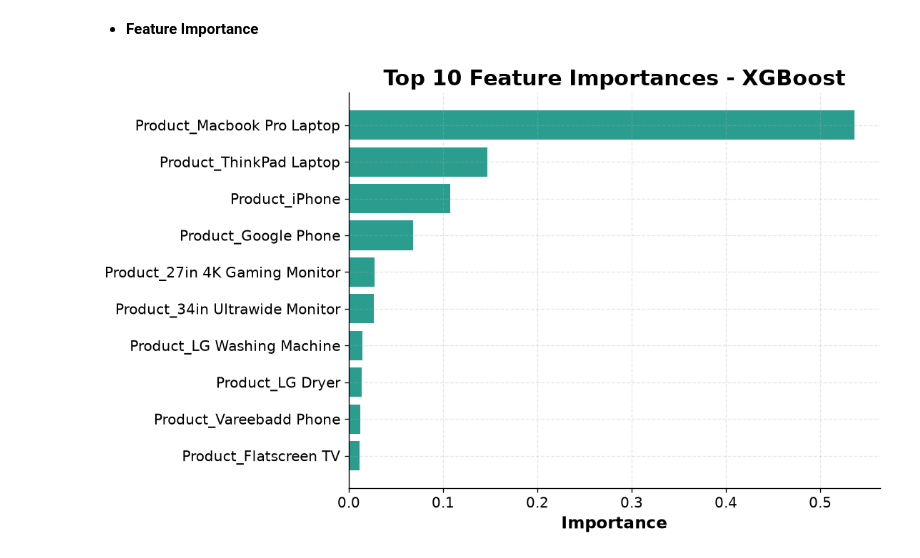
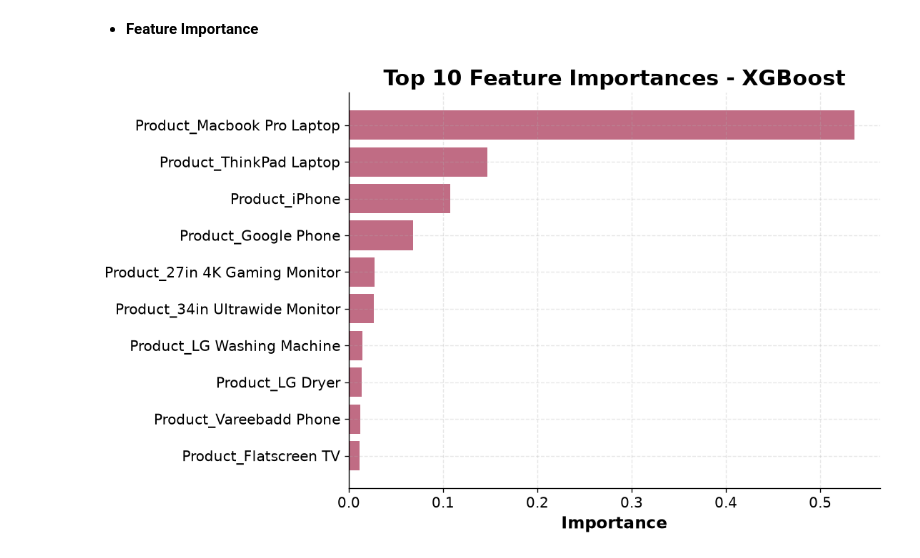
Before and after one commit to Ivy219/2026-Phase-2-Data-Science-IvyTANG, a Jupyter notebook: Part3/part3_submission.ipynb, the cells around one changed output. Cells and saved outputs as stored; diff of their text form; code cells hidden in the pictures.

Commit message:
changed color of feature importance plot-xgboost

```diff
--- a/Part3/part3_submission.ipynb
+++ b/Part3/part3_submission.ipynb
@@ -1155,32 +1155,32 @@ xgb_importance = pd.DataFrame({
     'Importance': xgb_model.feature_importances_
 })
 
 xgb_importance = xgb_importance.sort_values(
     by='Importance',
     ascending=False
 ).head(10)
 
 plt.figure()
 
 plt.barh(
     xgb_importance['Feature'],
     xgb_importance['Importance'],
-    color=GREEN
+    color=SECONDARY
 )
 
 plt.gca().invert_yaxis()
 
 plt.title(
     'Top 10 Feature Importances - XGBoost',
     fontsize=18,
     fontweight='bold'
 )
 
 plt.xlabel('Importance', fontsize=14,fontweight='bold')
 
 plt.xticks(fontsize=12)
 plt.yticks(fontsize=12)
 
 plt.show()
 # %% [output]
-[figure, old version]
+[figure, new version]
```
